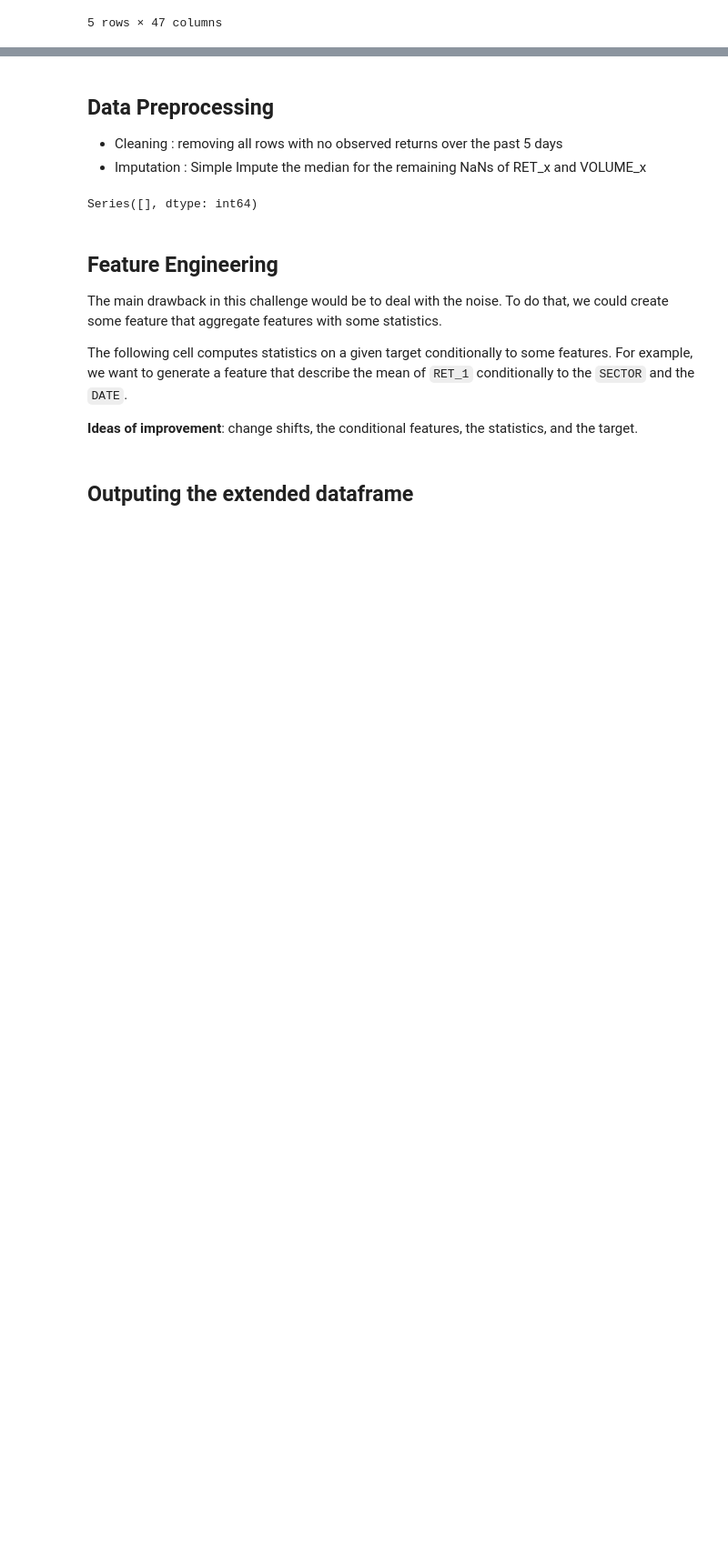
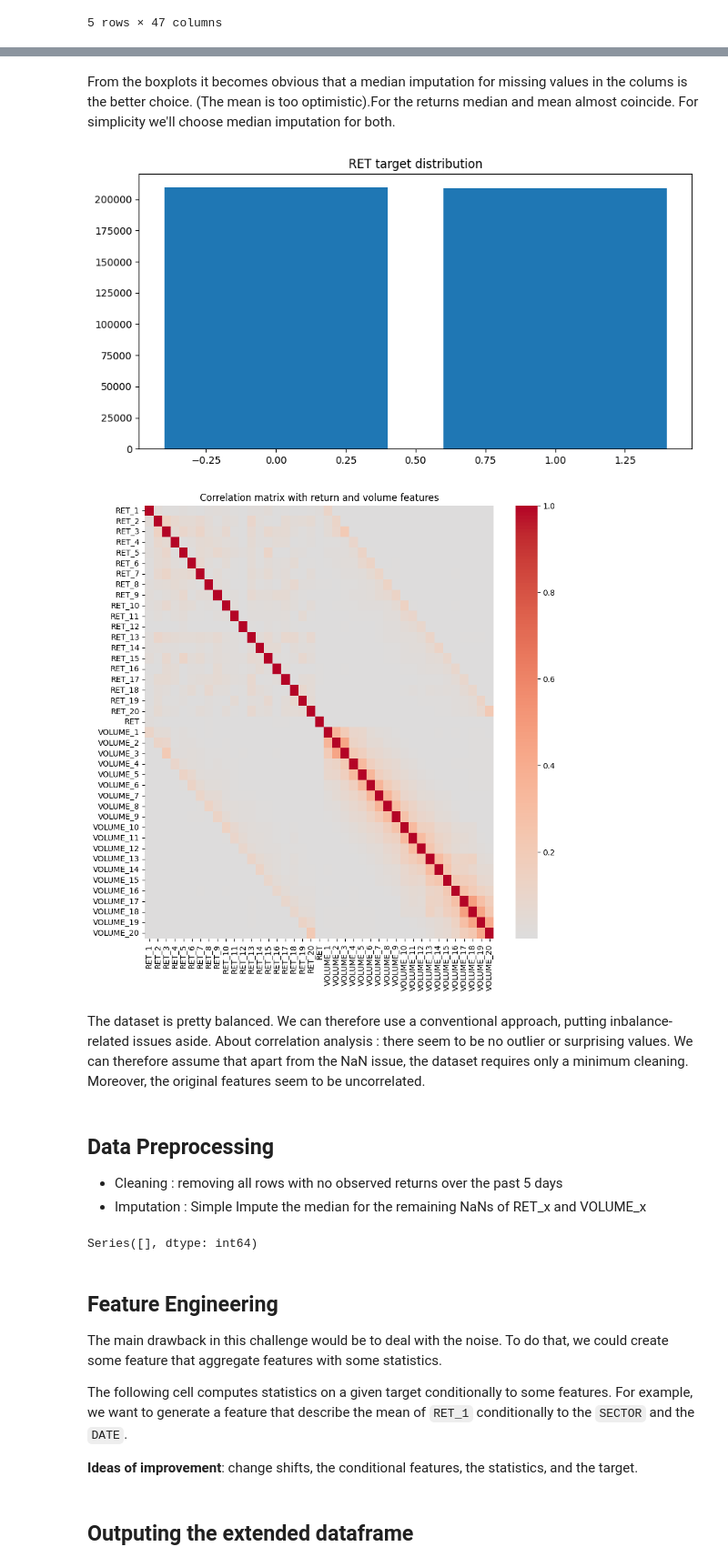
Before and after one commit to Bilg4me/QRT-2020, a Jupyter notebook: notebook_preprocessing.ipynb, the cells around one changed output, grey strips where cells are left out. Shown at 91% size. Cells and saved outputs as stored; diff of their text form; code cells hidden in the pictures; blank space fills up the shorter version.

```diff
--- a/notebook_preprocessing.ipynb
+++ b/notebook_preprocessing.ipynb
@@ -39,3 +138,26 @@ train.head()
+# %% [markdown]
+From the boxplots it becomes obvious that a median imputation for missing values in the colums is the better choice. (The mean is too optimistic).For the returns median and mean almost coincide. For simplicity we'll choose median imputation for both.
+# %%
+# Target balance
+plt.figure(figsize=(10,5))
+plt.bar(y_train['RET'].value_counts().index, y_train['RET'].value_counts().values)
+plt.title('RET target distribution')
+plt.show()
+
+# Correlation matrix with return, volume and target
+ret_cols = [col for col in train.columns if 'RET' in col]
+vol_cols = [col for col in train.columns if 'VOLUME' in col]
+corr = train[ret_cols + vol_cols].corr().abs()
+plt.figure(figsize=(10,10))
+sns.heatmap(corr, cmap='coolwarm', center=0)
+plt.title('Correlation matrix with return and volume features')
+plt.show()
+# %% [output]
+[figure, added]
+[figure, added]
+# %% [markdown]
+The dataset is pretty balanced. We can therefore use a conventional approach, putting inbalance-related issues aside.
+About correlation analysis : there seem to be no outlier or surprising values. We can therefore assume that apart from the NaN issue, the dataset requires only a minimum cleaning. Moreover, the original features seem to be uncorrelated.
 # %% [markdown]
 ## Data Preprocessing
 - Cleaning : removing all rows with no observed returns over the past 5 days
```
Also changed, not shown: parts of 20 cells of this notebook, 3 other files.
